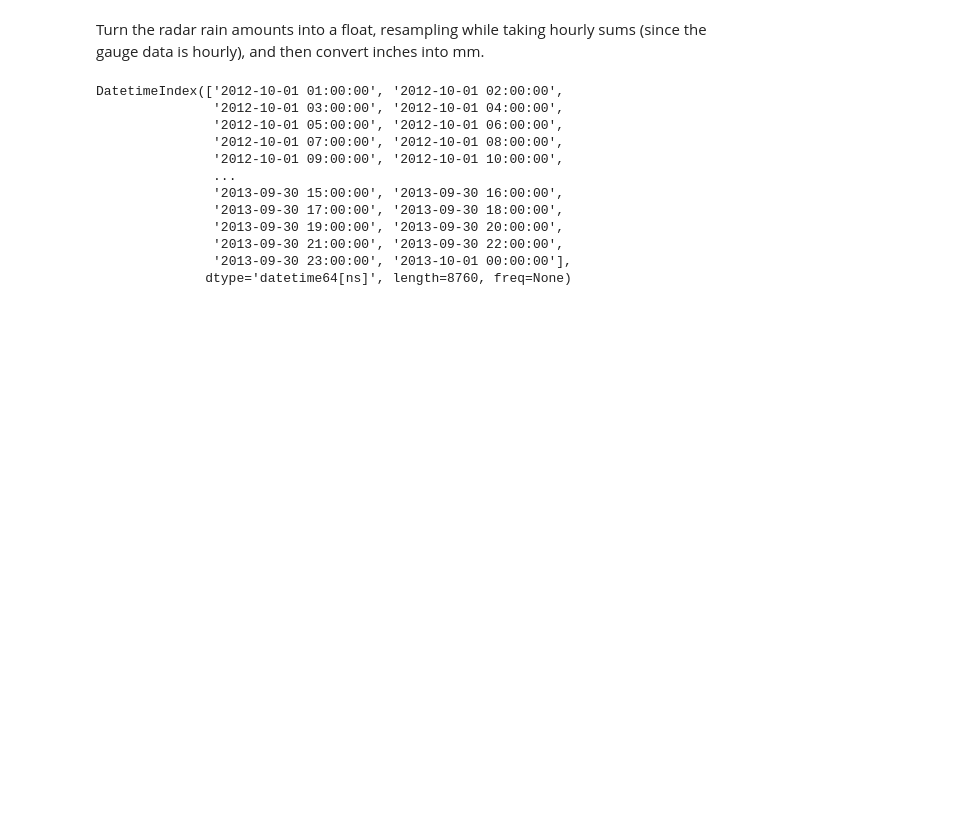
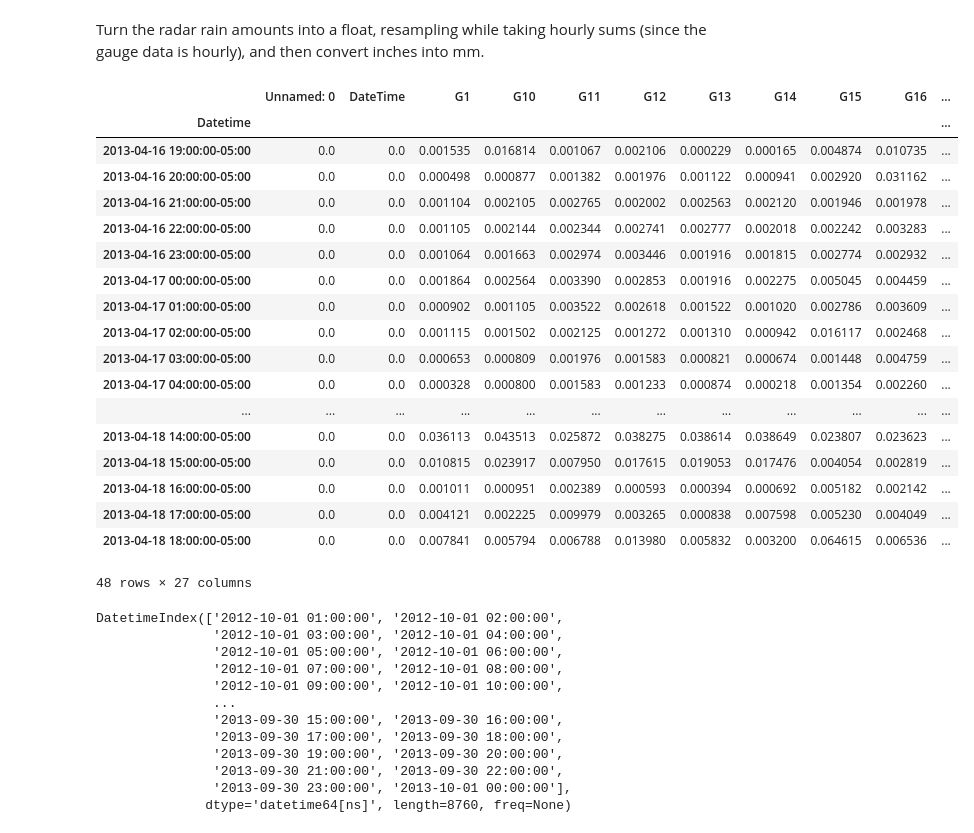
Before and after one commit to saveur-project/precipitation-gradients, a Jupyter notebook: radar-workflow/Gauge_V_Radar.ipynb, the cells around one changed output. Drawn from its saved outputs; the diff is of its cells as text; code cells hidden in the pictures; blank space fills up the shorter version.

```diff
--- a/radar-workflow/Gauge_V_Radar.ipynb
+++ b/radar-workflow/Gauge_V_Radar.ipynb
@@ -93,8 +93,29 @@ hp_float
 Turn the radar rain amounts into a float, resampling while taking hourly sums (since the gauge data is hourly), and then convert inches into mm.
 # %%
 df_mean = df_float.resample('1H', how='sum')
-# df_new = df_mean.iloc[20:27]
 df_new = df_mean/24.5
+# df_new.iloc[0:40]
+df_new
+# %% [output]
+|  | Unnamed: 0 | DateTime | G1 | G10 | G11 | G12 | G13 | G14 | G15 | G16 | ... |
+| Datetime |  |  |  |  |  |  |  |  |  |  | ... |
+| 2013-04-16 19:00:00-05:00 | 0.0 | 0.0 | 0.001535 | 0.016814 | 0.001067 | 0.002106 | 0.000229 | 0.000165 | 0.004874 | 0.010735 | ... |
+| 2013-04-16 20:00:00-05:00 | 0.0 | 0.0 | 0.000498 | 0.000877 | 0.001382 | 0.001976 | 0.001122 | 0.000941 | 0.002920 | 0.031162 | ... |
+| 2013-04-16 21:00:00-05:00 | 0.0 | 0.0 | 0.001104 | 0.002105 | 0.002765 | 0.002002 | 0.002563 | 0.002120 | 0.001946 | 0.001978 | ... |
+| 2013-04-16 22:00:00-05:00 | 0.0 | 0.0 | 0.001105 | 0.002144 | 0.002344 | 0.002741 | 0.002777 | 0.002018 | 0.002242 | 0.003283 | ... |
+| 2013-04-16 23:00:00-05:00 | 0.0 | 0.0 | 0.001064 | 0.001663 | 0.002974 | 0.003446 | 0.001916 | 0.001815 | 0.002774 | 0.002932 | ... |
+| 2013-04-17 00:00:00-05:00 | 0.0 | 0.0 | 0.001864 | 0.002564 | 0.003390 | 0.002853 | 0.001916 | 0.002275 | 0.005045 | 0.004459 | ... |
+| 2013-04-17 01:00:00-05:00 | 0.0 | 0.0 | 0.000902 | 0.001105 | 0.003522 | 0.002618 | 0.001522 | 0.001020 | 0.002786 | 0.003609 | ... |
+| 2013-04-17 02:00:00-05:00 | 0.0 | 0.0 | 0.001115 | 0.001502 | 0.002125 | 0.001272 | 0.001310 | 0.000942 | 0.016117 | 0.002468 | ... |
+| 2013-04-17 03:00:00-05:00 | 0.0 | 0.0 | 0.000653 | 0.000809 | 0.001976 | 0.001583 | 0.000821 | 0.000674 | 0.001448 | 0.004759 | ... |
+| 2013-04-17 04:00:00-05:00 | 0.0 | 0.0 | 0.000328 | 0.000800 | 0.001583 | 0.001233 | 0.000874 | 0.000218 | 0.001354 | 0.002260 | ... |
+| ... | ... | ... | ... | ... | ... | ... | ... | ... | ... | ... | ... |
+| 2013-04-18 14:00:00-05:00 | 0.0 | 0.0 | 0.036113 | 0.043513 | 0.025872 | 0.038275 | 0.038614 | 0.038649 | 0.023807 | 0.023623 | ... |
+| 2013-04-18 15:00:00-05:00 | 0.0 | 0.0 | 0.010815 | 0.023917 | 0.007950 | 0.017615 | 0.019053 | 0.017476 | 0.004054 | 0.002819 | ... |
+| 2013-04-18 16:00:00-05:00 | 0.0 | 0.0 | 0.001011 | 0.000951 | 0.002389 | 0.000593 | 0.000394 | 0.000692 | 0.005182 | 0.002142 | ... |
+| 2013-04-18 17:00:00-05:00 | 0.0 | 0.0 | 0.004121 | 0.002225 | 0.009979 | 0.003265 | 0.000838 | 0.007598 | 0.005230 | 0.004049 | ... |
+| 2013-04-18 18:00:00-05:00 | 0.0 | 0.0 | 0.007841 | 0.005794 | 0.006788 | 0.013980 | 0.005832 | 0.003200 | 0.064615 | 0.006536 | ... |
+48 rows × 27 columns
 # %%
 lines_epoch_array = np.asanyarray(df_new.index)
 lines_time_array = pd.to_datetime(lines_epoch_array,  unit='s')
```
Also changed, not shown: parts of 3 cells of this notebook.
